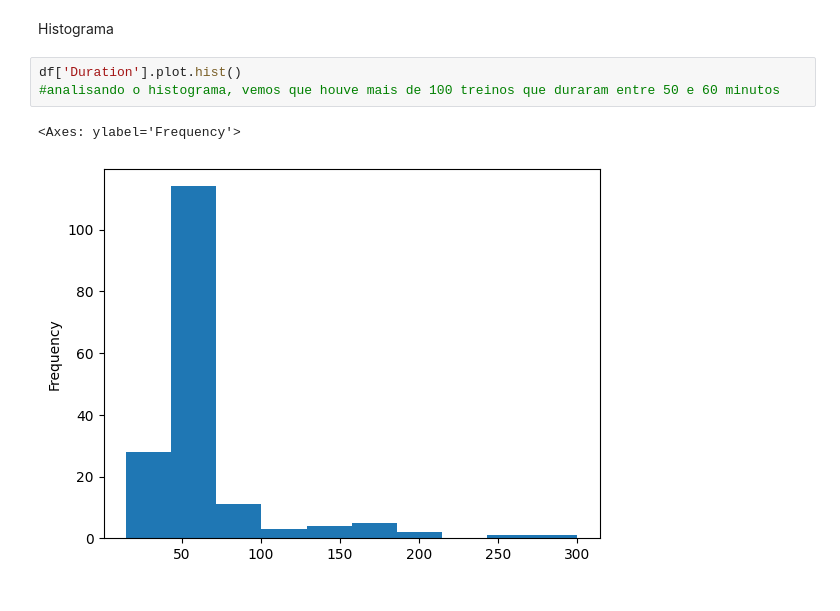
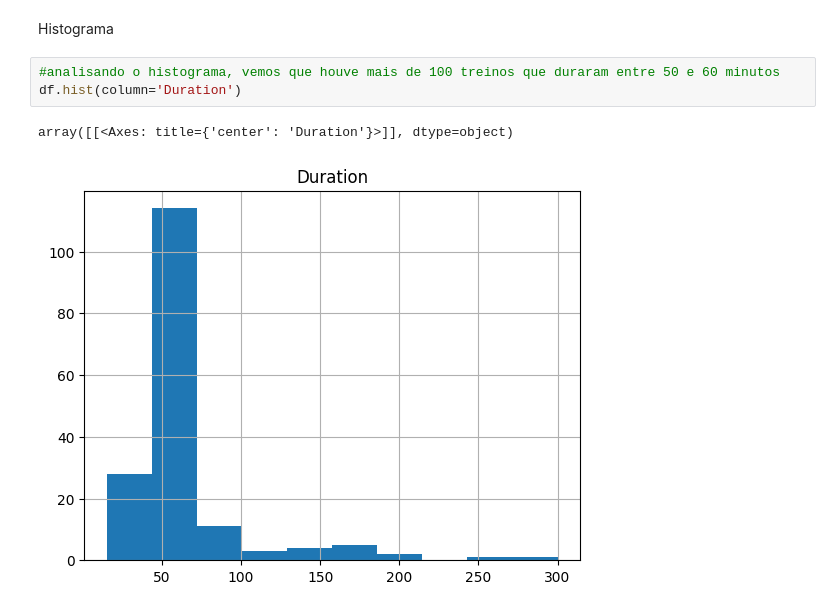
Before and after one commit to ramonparaiba/machine-learning-classes, a Jupyter notebook: Extra_004_Pandas_Correlacoes_e_Plotagens.ipynb, the cells around one changed output. Cells and saved outputs as stored; diff of their text form.

Commit message:
plots ajustados

```diff
--- a/Extra_004_Pandas_Correlacoes_e_Plotagens.ipynb
+++ b/Extra_004_Pandas_Correlacoes_e_Plotagens.ipynb
@@ -49,8 +52,8 @@ df.plot.scatter(x = 'Duration', y= 'Maxpulse') #A correlação ruim entre eles a
 # %% [markdown]
 Histograma
 # %%
-df['Duration'].plot.hist()
 #analisando o histograma, vemos que houve mais de 100 treinos que duraram entre 50 e 60 minutos
+df.hist(column='Duration')
 # %% [output]
-<Axes: ylabel='Frequency'>
+array([[<Axes: title={'center': 'Duration'}>]], dtype=object)
-[figure, old version]
+[figure, new version]
```
Also changed, not shown: parts of 1 cell of this notebook.
